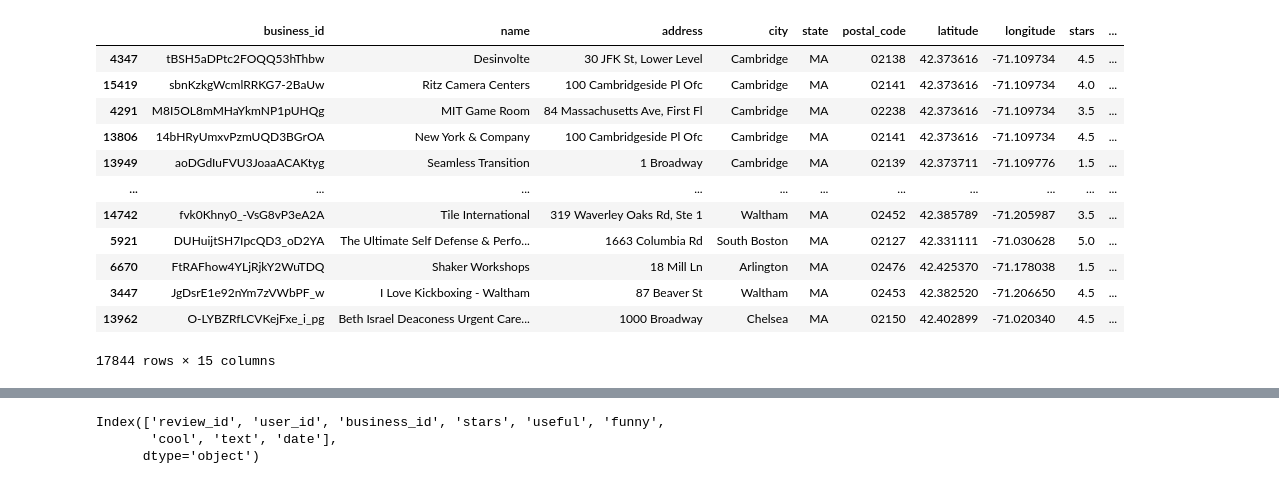
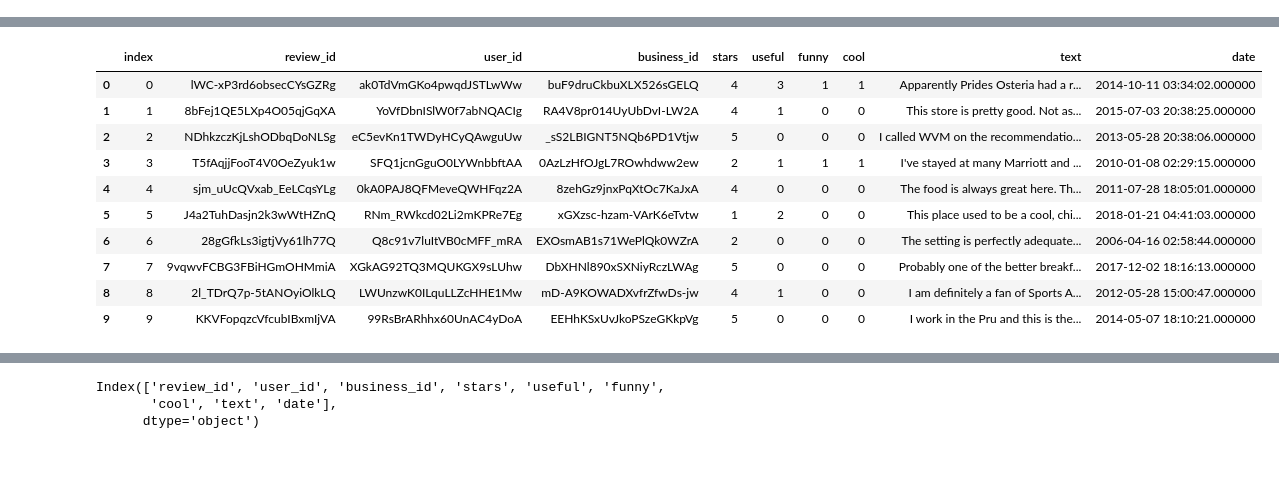
Before and after one commit to justinxu421/restaurant_planner, a Jupyter notebook: yelp.ipynb, the cells around one changed output, grey strips where cells are left out. Saved outputs shown, nothing was run; the diff lists cells and outputs as text; code cells hidden in the pictures.

Commit message:
create yelp data loader to sql and create SQL queries for loading to pandas dataframe

```diff
--- a/yelp.ipynb
+++ b/yelp.ipynb
@@ -100,16 +16,0 @@ df_boba_tips.sort_values('compliment_count')
-# %%
-df_close.sort_values('distance_to_cambridge')
-# %% [output]
-|  | business_id | name | address | city | state | postal_code | latitude | longitude | stars | ... |
-| 4347 | tBSH5aDPtc2FOQQ53hThbw | Desinvolte | 30 JFK St, Lower Level | Cambridge | MA | 02138 | 42.373616 | -71.109734 | 4.5 | ... |
-| 15419 | sbnKzkgWcmlRRKG7-2BaUw | Ritz Camera Centers | 100 Cambridgeside Pl Ofc | Cambridge | MA | 02141 | 42.373616 | -71.109734 | 4.0 | ... |
-| 4291 | M8I5OL8mMHaYkmNP1pUHQg | MIT Game Room | 84 Massachusetts Ave, First Fl | Cambridge | MA | 02238 | 42.373616 | -71.109734 | 3.5 | ... |
-| 13806 | 14bHRyUmxvPzmUQD3BGrOA | New York & Company | 100 Cambridgeside Pl Ofc | Cambridge | MA | 02141 | 42.373616 | -71.109734 | 4.5 | ... |
-| 13949 | aoDGdIuFVU3JoaaACAKtyg | Seamless Transition | 1 Broadway | Cambridge | MA | 02139 | 42.373711 | -71.109776 | 1.5 | ... |
-| ... | ... | ... | ... | ... | ... | ... | ... | ... | ... | ... |
-| 14742 | fvk0Khny0_-VsG8vP3eA2A | Tile International | 319 Waverley Oaks Rd, Ste 1 | Waltham | MA | 02452 | 42.385789 | -71.205987 | 3.5 | ... |
-| 5921 | DUHuijtSH7IpcQD3_oD2YA | The Ultimate Self Defense & Perfo... | 1663 Columbia Rd | South Boston | MA | 02127 | 42.331111 | -71.030628 | 5.0 | ... |
-| 6670 | FtRAFhow4YLjRjkY2WuTDQ | Shaker Workshops | 18 Mill Ln | Arlington | MA | 02476 | 42.425370 | -71.178038 | 1.5 | ... |
-| 3447 | JgDsrE1e92nYm7zVWbPF_w | I Love Kickboxing - Waltham | 87 Beaver St | Waltham | MA | 02453 | 42.382520 | -71.206650 | 4.5 | ... |
-| 13962 | O-LYBZRfLCVKejFxe_i_pg | Beth Israel Deaconess Urgent Care... | 1000 Broadway | Chelsea | MA | 02150 | 42.402899 | -71.020340 | 4.5 | ... |
-17844 rows × 15 columns
@@ -117,0 +17,13 @@ df_reviews = pd.read_json('yelp_dataset/yelp_academic_dataset_review.json', line
+# %%
+%%time
+engine = create_engine("sqlite:///yelp.db", echo=False)
+query = f"""SELECT *
+            FROM reviews
+            LIMIT 10
+            """
+df = pd.read_sql(
+    query,
+    con=engine,
+)
+df
+# %% [output]
@@ -117,0 +32,11 @@ df_reviews = pd.read_json('yelp_dataset/yelp_academic_dataset_review.json', line
+|  | index | review_id | user_id | business_id | stars | useful | funny | cool | text | date |
+| 0 | 0 | lWC-xP3rd6obsecCYsGZRg | ak0TdVmGKo4pwqdJSTLwWw | buF9druCkbuXLX526sGELQ | 4 | 3 | 1 | 1 | Apparently Prides Osteria had a r... | 2014-10-11 03:34:02.000000 |
+| 1 | 1 | 8bFej1QE5LXp4O05qjGqXA | YoVfDbnISlW0f7abNQACIg | RA4V8pr014UyUbDvI-LW2A | 4 | 1 | 0 | 0 | This store is pretty good. Not as... | 2015-07-03 20:38:25.000000 |
+| 2 | 2 | NDhkzczKjLshODbqDoNLSg | eC5evKn1TWDyHCyQAwguUw | _sS2LBIGNT5NQb6PD1Vtjw | 5 | 0 | 0 | 0 | I called WVM on the recommendatio... | 2013-05-28 20:38:06.000000 |
+| 3 | 3 | T5fAqjjFooT4V0OeZyuk1w | SFQ1jcnGguO0LYWnbbftAA | 0AzLzHfOJgL7ROwhdww2ew | 2 | 1 | 1 | 1 | I've stayed at many Marriott and ... | 2010-01-08 02:29:15.000000 |
+| 4 | 4 | sjm_uUcQVxab_EeLCqsYLg | 0kA0PAJ8QFMeveQWHFqz2A | 8zehGz9jnxPqXtOc7KaJxA | 4 | 0 | 0 | 0 | The food is always great here. Th... | 2011-07-28 18:05:01.000000 |
+| 5 | 5 | J4a2TuhDasjn2k3wWtHZnQ | RNm_RWkcd02Li2mKPRe7Eg | xGXzsc-hzam-VArK6eTvtw | 1 | 2 | 0 | 0 | This place used to be a cool, chi... | 2018-01-21 04:41:03.000000 |
+| 6 | 6 | 28gGfkLs3igtjVy61lh77Q | Q8c91v7luItVB0cMFF_mRA | EXOsmAB1s71WePlQk0WZrA | 2 | 0 | 0 | 0 | The setting is perfectly adequate... | 2006-04-16 02:58:44.000000 |
+| 7 | 7 | 9vqwvFCBG3FBiHGmOHMmiA | XGkAG92TQ3MQUKGX9sLUhw | DbXHNl890xSXNiyRczLWAg | 5 | 0 | 0 | 0 | Probably one of the better breakf... | 2017-12-02 18:16:13.000000 |
+| 8 | 8 | 2l_TDrQ7p-5tANOyiOlkLQ | LWUnzwK0ILquLLZcHHE1Mw | mD-A9KOWADXvfrZfwDs-jw | 4 | 1 | 0 | 0 | I am definitely a fan of Sports A... | 2012-05-28 15:00:47.000000 |
+| 9 | 9 | KKVFopqzcVfcubIBxmIjVA | 99RsBrARhhx60UnAC4yDoA | EEHhKSxUvJkoPSzeGKkpVg | 5 | 0 | 0 | 0 | I work in the Pru and this is the... | 2014-05-07 18:10:21.000000 |
```
Also changed, not shown: parts of 21 cells of this notebook, 7 other files.
